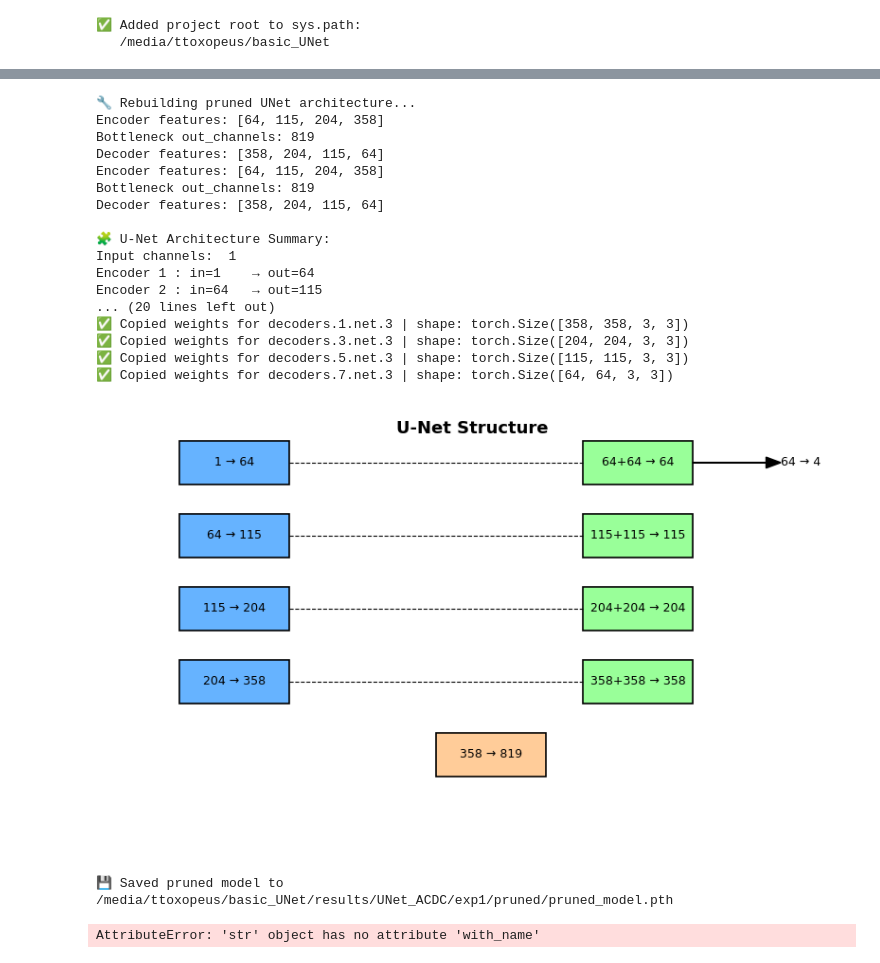
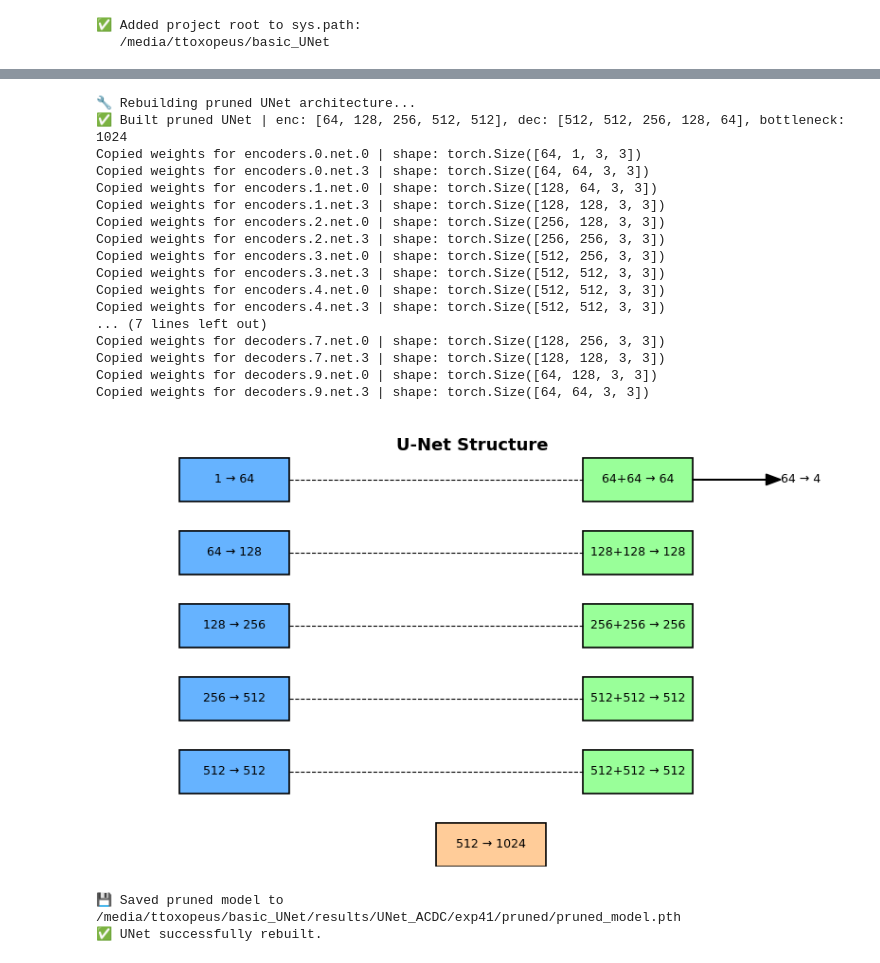
Before and after one commit to TijmenToxopeus/basic_UNet, a Jupyter notebook: src/pruning/pruning_notebook.ipynb, the cells around one changed output, grey strips where cells are left out. Cells and saved outputs as stored; diff of their text form; code cells hidden in the pictures.

Commit message:
save before trying to fix weight copying bug

```diff
--- a/src/pruning/pruning_notebook.ipynb
+++ b/src/pruning/pruning_notebook.ipynb
@@ -29,31 +29,31 @@ from src.pruning.rebuild import rebuild_pruned_unet, find_prev_conv_name
 # display(df)
 
 # 1️⃣ Create model
-model = UNet(in_ch=1, out_ch=4, enc_features=[64, 128, 256, 512])
-state = torch.load("/media/ttoxopeus/basic_UNet/results/UNet_ACDC/exp1/baseline/training/final_model.pth", map_location="cpu")
+model = UNet(in_ch=1, out_ch=4, enc_features=[64, 128, 256, 512, 512])
+state = torch.load("/media/ttoxopeus/basic_UNet/results/UNet_ACDC/exp41/baseline/training/final_model.pth", map_location="cpu")
 model.load_state_dict(state)
 model.eval()
 
 # Path to your metrics file
-metrics_path = "/media/ttoxopeus/basic_UNet/results/UNet_ACDC/exp1/baseline/evaluation/eval_metrics.json"
+metrics_path = "/media/ttoxopeus/basic_UNet/results/UNet_ACDC/exp41/baseline/evaluation/eval_metrics.json"
 
 # Load JSON
 with open(metrics_path, "r") as f:
     metrics = json.load(f)
 
 # Extract values
-mean_dice = metrics["mean_dice"]
-mean_iou = metrics["mean_iou"]
+mean_dice_fg = metrics["mean_dice_fg"]
+mean_iou_fg = metrics["mean_iou_fg"]
 per_class = metrics["per_class"]
 
 # Print formatted output
 print("✅ Evaluation on baseline model!")
-print(f"📊 Mean Dice: {mean_dice:.4f}")
-print(f"📊 Mean IoU:  {mean_iou:.4f}")
+print(f"📊 Mean Dice: {mean_dice_fg:.4f}")
+print(f"📊 Mean IoU:  {mean_iou_fg:.4f}")
 print("───────────────────────────────")
 
 for class_name, vals in per_class.items():
-    print(f"{class_name:12s}  Dice={vals['dice']:.4f}  IoU={vals['iou']:.4f}")
+    print(f"{class_name:12s}  Dice={vals['dice_mean']:.4f}  IoU={vals['iou_mean']:.4f}")
 
 print("───────────────────────────────")
 # %% [output]
@@ -115,18 +107,20 @@ display(df)
 block_ratios = {
     # --- Encoder DoubleConvs ---
     "encoders.0": 0.0,
-    "encoders.1": 0.1,
-    "encoders.2": 0.2,
-    "encoders.3": 0.3,
+    "encoders.1": 0.0,
+    "encoders.2": 0.0,
+    "encoders.3": 0.0,
+    "encoders.4": 0.0,
 
     # --- Bottleneck ---
-    "bottleneck": 0.2,
+    "bottleneck": 0.0,
 
     # --- Decoder DoubleConvs only (skip ConvTranspose2d ones) ---
-    "decoders.1": 0.3,
-    "decoders.3": 0.2,
-    "decoders.5": 0.1,
+    "decoders.1": 0.0,
+    "decoders.3": 0.0,
+    "decoders.5": 0.0,
     "decoders.7": 0.0,
+    "decoders.9": 0.0,
 }
 
 
@@ -158,31 +152,33 @@ Block final_conv      | Layer final_conv                | ratio=0.25 | thresh=11
 # %%
+from pathlib import Path
+
 pruned_model = rebuild_pruned_unet(
     model,
     masks,
-    save_path="/media/ttoxopeus/basic_UNet/results/UNet_ACDC/exp1/pruned/pruned_model.pth")
+    save_path=Path("/media/ttoxopeus/basic_UNet/results/UNet_ACDC/exp41/pruned/pruned_model.pth"))
 
 post_ratios = compute_actual_prune_ratios(model, pruned_model)
 # %% [output]
 🔧 Rebuilding pruned UNet architecture...
-Encoder features: [64, 115, 204, 358]
-Bottleneck out_channels: 819
-Decoder features: [358, 204, 115, 64]
-Encoder features: [64, 115, 204, 358]
-Bottleneck out_channels: 819
-Decoder features: [358, 204, 115, 64]
-
-🧩 U-Net Architecture Summary:
-Input channels:  1
-Encoder 1 : in=1    → out=64
-Encoder 2 : in=64   → out=115
-... (20 lines left out)
-✅ Copied weights for decoders.1.net.3 | shape: torch.Size([358, 358, 3, 3])
-✅ Copied weights for decoders.3.net.3 | shape: torch.Size([204, 204, 3, 3])
-✅ Copied weights for decoders.5.net.3 | shape: torch.Size([115, 115, 3, 3])
-✅ Copied weights for decoders.7.net.3 | shape: torch.Size([64, 64, 3, 3])
+✅ Built pruned UNet | enc: [64, 128, 256, 512, 512], dec: [512, 512, 256, 128, 64], bottleneck: 1024
+Copied weights for encoders.0.net.0 | shape: torch.Size([64, 1, 3, 3])
+Copied weights for encoders.0.net.3 | shape: torch.Size([64, 64, 3, 3])
+Copied weights for encoders.1.net.0 | shape: torch.Size([128, 64, 3, 3])
+Copied weights for encoders.1.net.3 | shape: torch.Size([128, 128, 3, 3])
+Copied weights for encoders.2.net.0 | shape: torch.Size([256, 128, 3, 3])
+Copied weights for encoders.2.net.3 | shape: torch.Size([256, 256, 3, 3])
+Copied weights for encoders.3.net.0 | shape: torch.Size([512, 256, 3, 3])
+Copied weights for encoders.3.net.3 | shape: torch.Size([512, 512, 3, 3])
+Copied weights for encoders.4.net.0 | shape: torch.Size([512, 512, 3, 3])
+Copied weights for encoders.4.net.3 | shape: torch.Size([512, 512, 3, 3])
+... (7 lines left out)
+Copied weights for decoders.7.net.0 | shape: torch.Size([128, 256, 3, 3])
+Copied weights for decoders.7.net.3 | shape: torch.Size([128, 128, 3, 3])
+Copied weights for decoders.9.net.0 | shape: torch.Size([64, 128, 3, 3])
+Copied weights for decoders.9.net.3 | shape: torch.Size([64, 64, 3, 3])
-[figure, old version]
+[figure, new version]
-💾 Saved pruned model to /media/ttoxopeus/basic_UNet/results/UNet_ACDC/exp1/pruned/pruned_model.pth
+💾 Saved pruned model to /media/ttoxopeus/basic_UNet/results/UNet_ACDC/exp41/pruned/pruned_model.pth
+✅ UNet successfully rebuilt.
-AttributeError: 'str' object has no attribute 'with_name'
 # %%
 # df_pruned = model_to_dataframe_with_l1(
 #     pruned_model,
```
Also changed, not shown: parts of 5 cells of this notebook, 5 other files.
